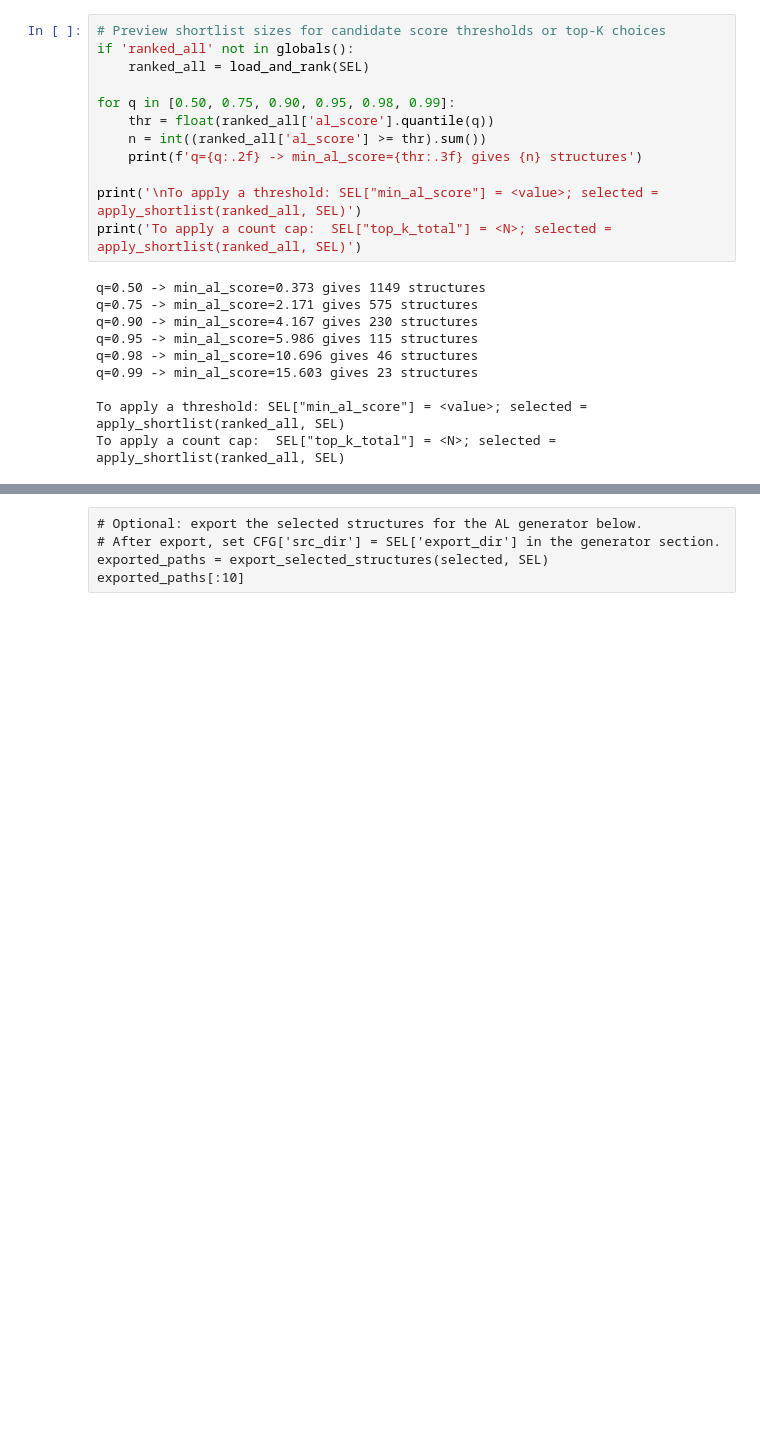
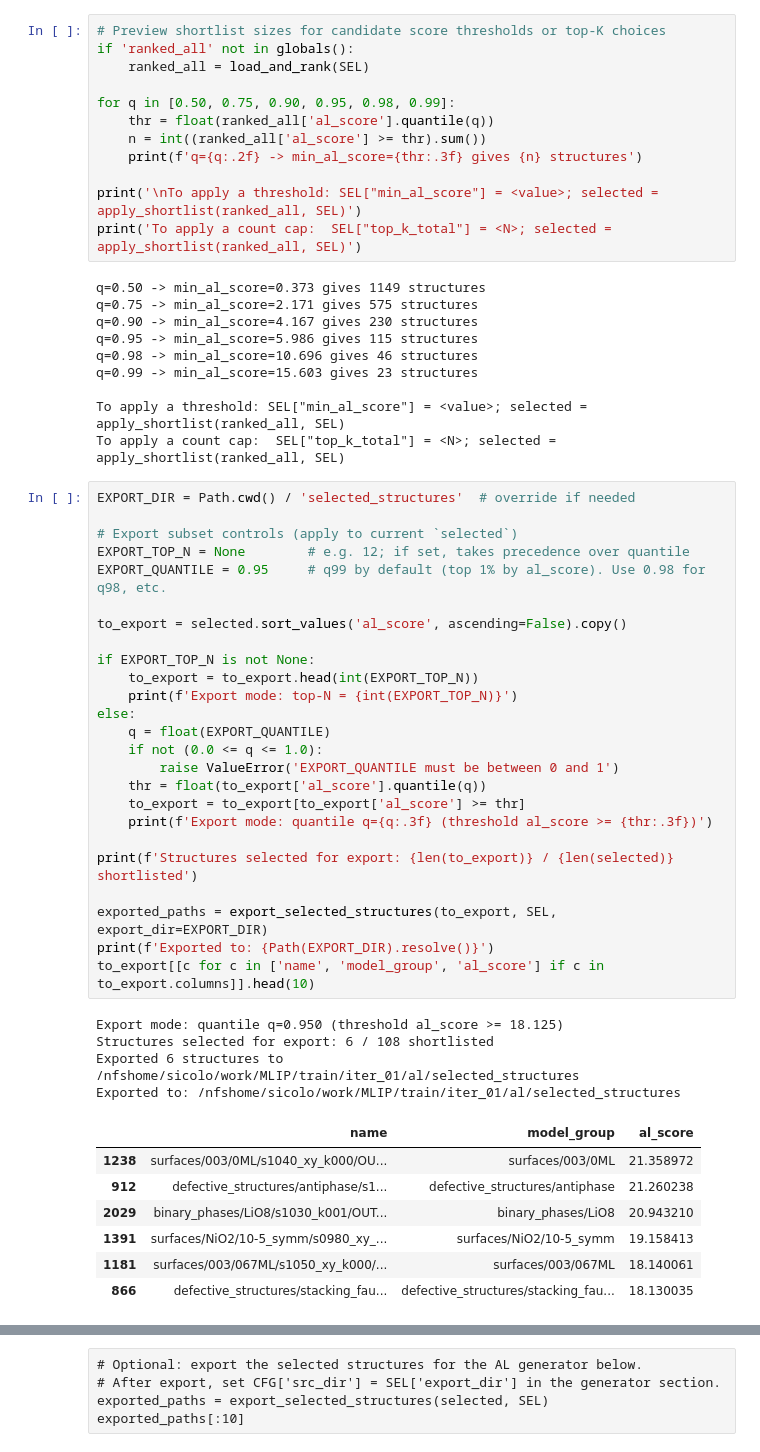
Before and after one commit to pyracetamol/mlipservice, a Jupyter notebook: active_learning/01_select_structures.ipynb, the cells around one changed output, grey strips where cells are left out. Drawn from its saved outputs; the diff is of its cells as text; blank space fills up the shorter version.

```diff
--- a/active_learning/01_select_structures.ipynb
+++ b/active_learning/01_select_structures.ipynb
@@ -585,6 +622,43 @@ q=0.99 -> min_al_score=15.603 gives 23 structures
 
 To apply a threshold: SEL["min_al_score"] = <value>; selected = apply_shortlist(ranked_all, SEL)
 To apply a count cap:  SEL["top_k_total"] = <N>; selected = apply_shortlist(ranked_all, SEL)
+# %%
+EXPORT_DIR = Path.cwd() / 'selected_structures'  # override if needed
+
+# Export subset controls (apply to current `selected`)
+EXPORT_TOP_N = None        # e.g. 12; if set, takes precedence over quantile
+EXPORT_QUANTILE = 0.95     # q99 by default (top 1% by al_score). Use 0.98 for q98, etc.
+
+to_export = selected.sort_values('al_score', ascending=False).copy()
+
+if EXPORT_TOP_N is not None:
+    to_export = to_export.head(int(EXPORT_TOP_N))
+    print(f'Export mode: top-N = {int(EXPORT_TOP_N)}')
+else:
+    q = float(EXPORT_QUANTILE)
+    if not (0.0 <= q <= 1.0):
+        raise ValueError('EXPORT_QUANTILE must be between 0 and 1')
+    thr = float(to_export['al_score'].quantile(q))
+    to_export = to_export[to_export['al_score'] >= thr]
+    print(f'Export mode: quantile q={q:.3f} (threshold al_score >= {thr:.3f})')
+
+print(f'Structures selected for export: {len(to_export)} / {len(selected)} shortlisted')
+
+exported_paths = export_selected_structures(to_export, SEL, export_dir=EXPORT_DIR)
+print(f'Exported to: {Path(EXPORT_DIR).resolve()}')
+to_export[[c for c in ['name', 'model_group', 'al_score'] if c in to_export.columns]].head(10)
+# %% [output]
+Export mode: quantile q=0.950 (threshold al_score >= 18.125)
+Structures selected for export: 6 / 108 shortlisted
+Exported 6 structures to /nfshome/sicolo/work/MLIP/train/iter_01/al/selected_structures
+Exported to: /nfshome/sicolo/work/MLIP/train/iter_01/al/selected_structures
+|  | name | model_group | al_score |
+| 1238 | surfaces/003/0ML/s1040_xy_k000/OU... | surfaces/003/0ML | 21.358972 |
+| 912 | defective_structures/antiphase/s1... | defective_structures/antiphase | 21.260238 |
+| 2029 | binary_phases/LiO8/s1030_k001/OUT... | binary_phases/LiO8 | 20.943210 |
+| 1391 | surfaces/NiO2/10-5_symm/s0980_xy_... | surfaces/NiO2/10-5_symm | 19.158413 |
+| 1181 | surfaces/003/067ML/s1050_xy_k000/... | surfaces/003/067ML | 18.140061 |
+| 866 | defective_structures/stacking_fau... | defective_structures/stacking_fau... | 18.130035 |
 # %%
 sns.histplot(data=selected, x='al_score', color="skyblue", edgecolor='gainsboro')
 
```
Also changed, not shown: parts of 8 cells of this notebook.
